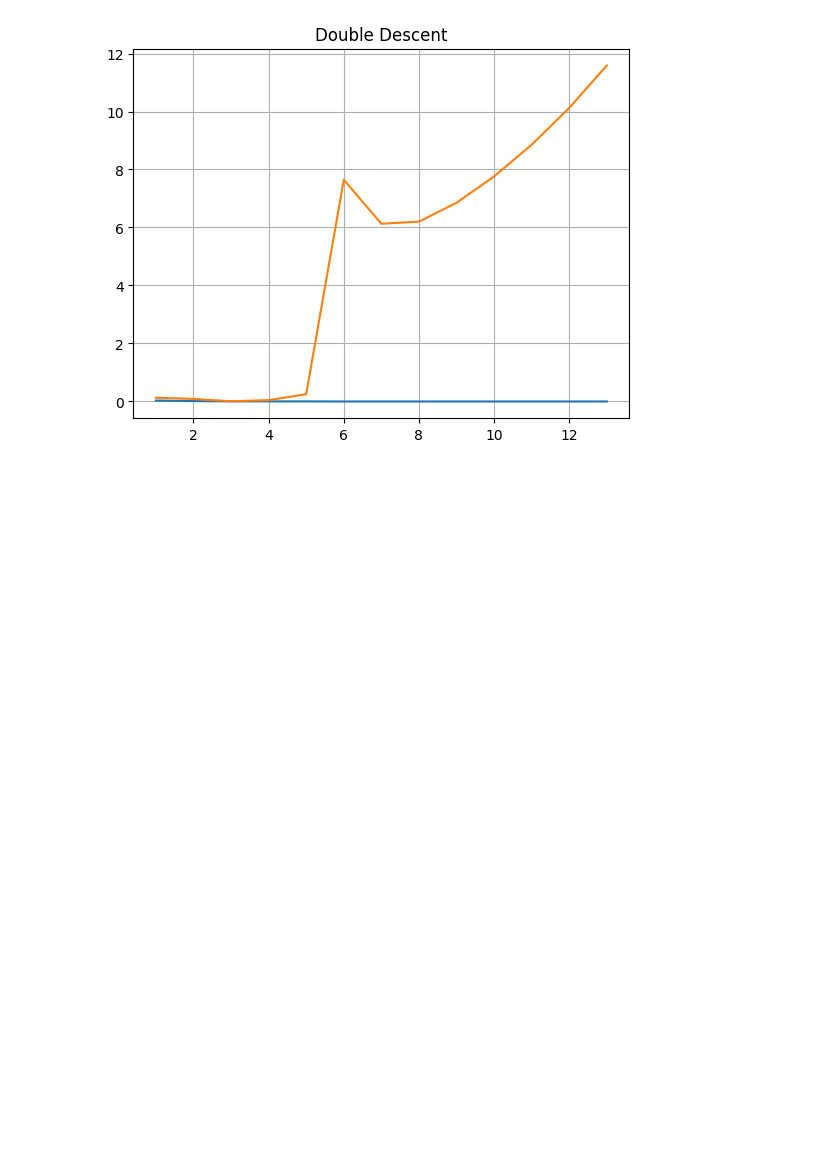
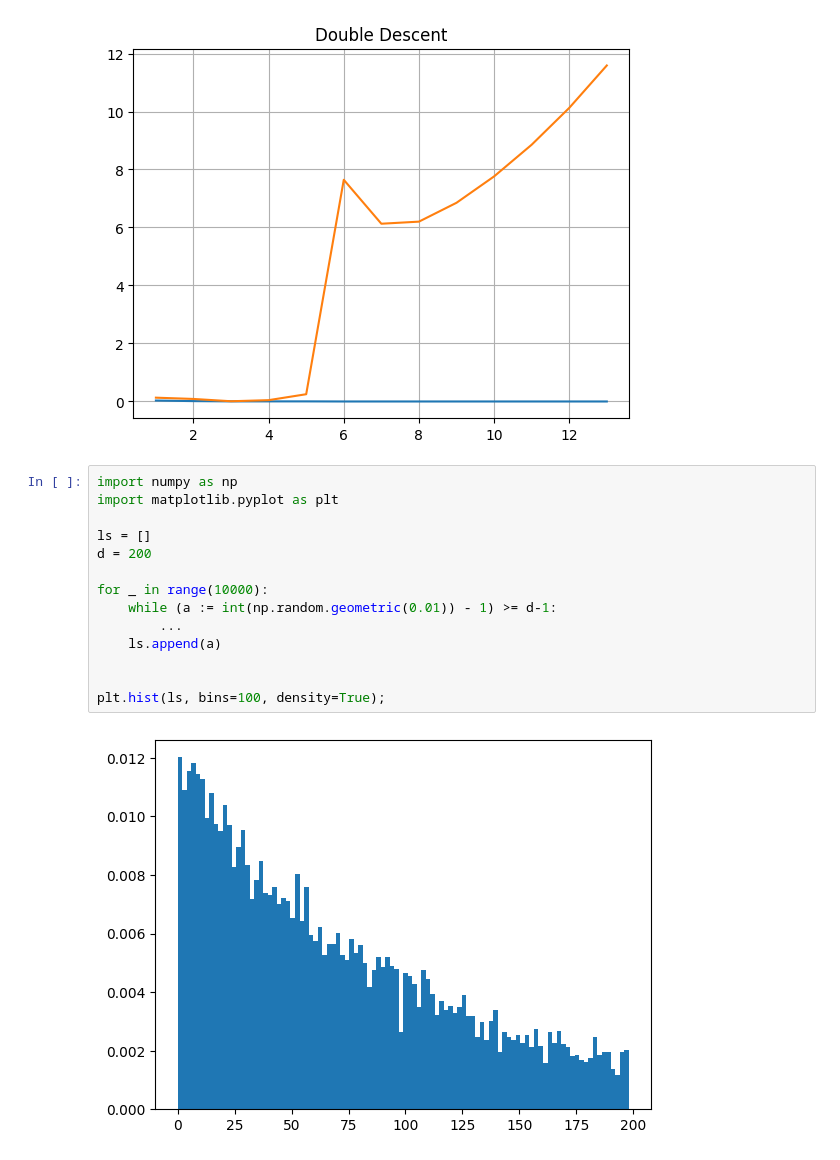
Before and after one commit to hrjtju/BIMSA, a Jupyter notebook: predictor_life_simple/test_weight.ipynb, the cells around one changed output. Saved outputs shown, nothing was run; the diff lists cells and outputs as text; blank space fills up the shorter version.

```diff
--- a/predictor_life_simple/test_weight.ipynb
+++ b/predictor_life_simple/test_weight.ipynb
@@ -271,3 +271,19 @@ Error:
 # %% [output]
 Text(0.5, 1.0, 'Double Descent')
 [figure]
+# %%
+import numpy as np
+import matplotlib.pyplot as plt
+
+ls = []
+d = 200
+
+for _ in range(10000):
+    while (a := int(np.random.geometric(0.01)) - 1) >= d-1:
+        ...
+    ls.append(a)
+
+
+plt.hist(ls, bins=100, density=True);
+# %% [output]
+[figure, added]
```
Also changed, not shown: parts of 1 cell of this notebook, 2 other files.
